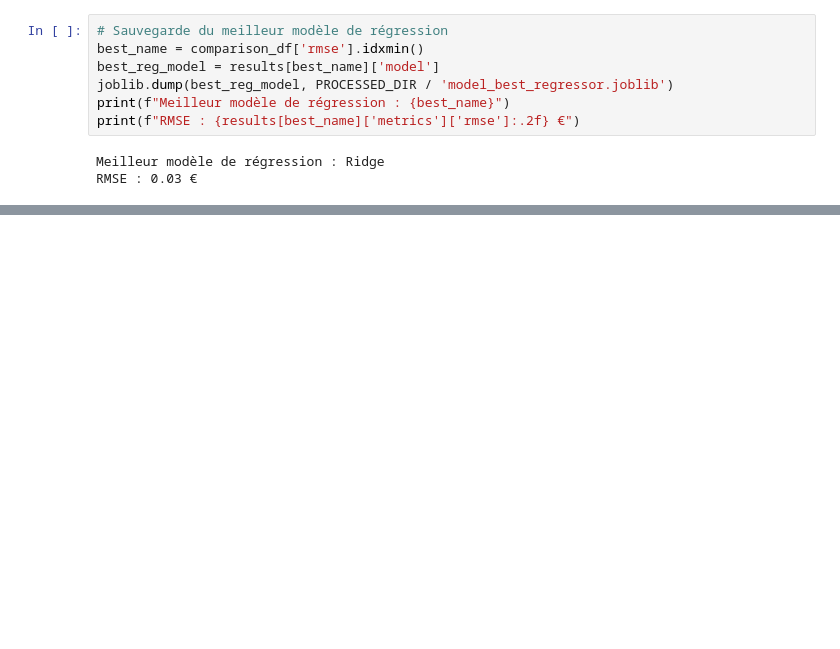
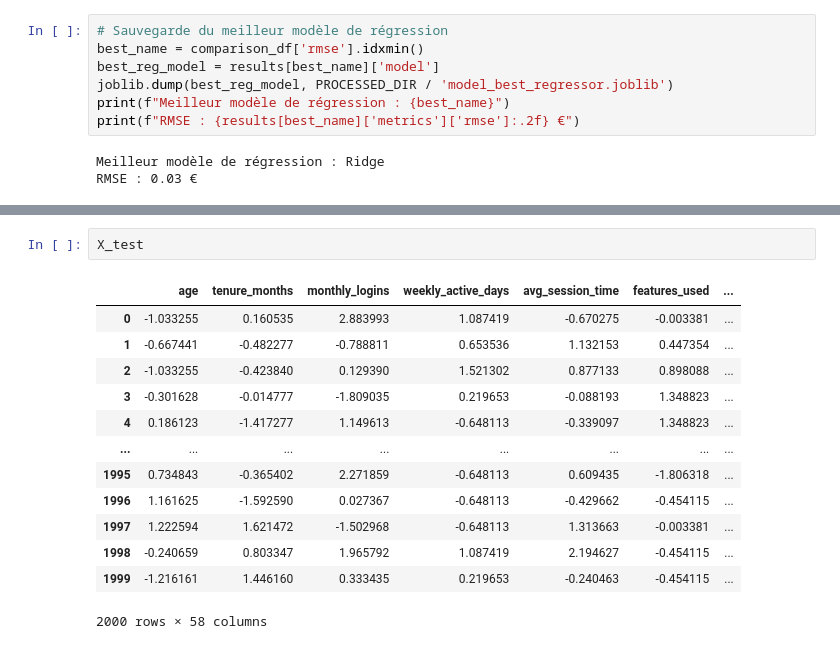
Before and after one commit to S13v3n-2/Projet_Data_Science, a Jupyter notebook: notebooks/07_regression_revenue.ipynb, the cells around one changed output, grey strips where cells are left out. Saved outputs shown, nothing was run; the diff lists cells and outputs as text; blank space fills up the shorter version.

```diff
--- a/notebooks/07_regression_revenue.ipynb
+++ b/notebooks/07_regression_revenue.ipynb
@@ -193,0 +279,16 @@ RMSE : 0.03 €
+# %%
+X_test
+# %% [output]
+|  | age | tenure_months | monthly_logins | weekly_active_days | avg_session_time | features_used | ... |
+| 0 | -1.033255 | 0.160535 | 2.883993 | 1.087419 | -0.670275 | -0.003381 | ... |
+| 1 | -0.667441 | -0.482277 | -0.788811 | 0.653536 | 1.132153 | 0.447354 | ... |
+| 2 | -1.033255 | -0.423840 | 0.129390 | 1.521302 | 0.877133 | 0.898088 | ... |
+| 3 | -0.301628 | -0.014777 | -1.809035 | 0.219653 | -0.088193 | 1.348823 | ... |
+| 4 | 0.186123 | -1.417277 | 1.149613 | -0.648113 | -0.339097 | 1.348823 | ... |
+| ... | ... | ... | ... | ... | ... | ... | ... |
+| 1995 | 0.734843 | -0.365402 | 2.271859 | -0.648113 | 0.609435 | -1.806318 | ... |
+| 1996 | 1.161625 | -1.592590 | 0.027367 | -0.648113 | -0.429662 | -0.454115 | ... |
+| 1997 | 1.222594 | 1.621472 | -1.502968 | -0.648113 | 1.313663 | -0.003381 | ... |
+| 1998 | -0.240659 | 0.803347 | 1.965792 | 1.087419 | 2.194627 | -0.454115 | ... |
+| 1999 | -1.216161 | 1.446160 | 0.333435 | 0.219653 | -0.240463 | -0.454115 | ... |
+2000 rows × 58 columns
```
Also changed, not shown: parts of 7 cells of this notebook, 2 other files.
